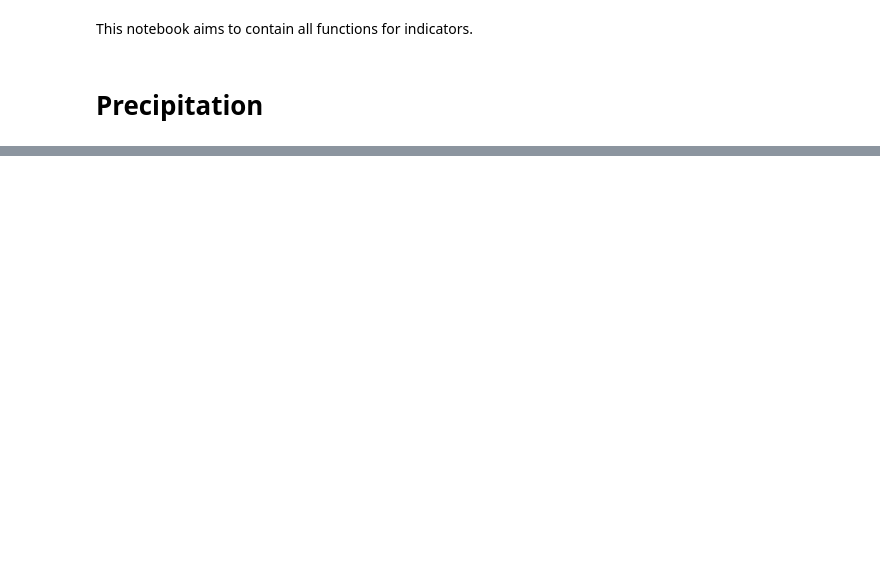
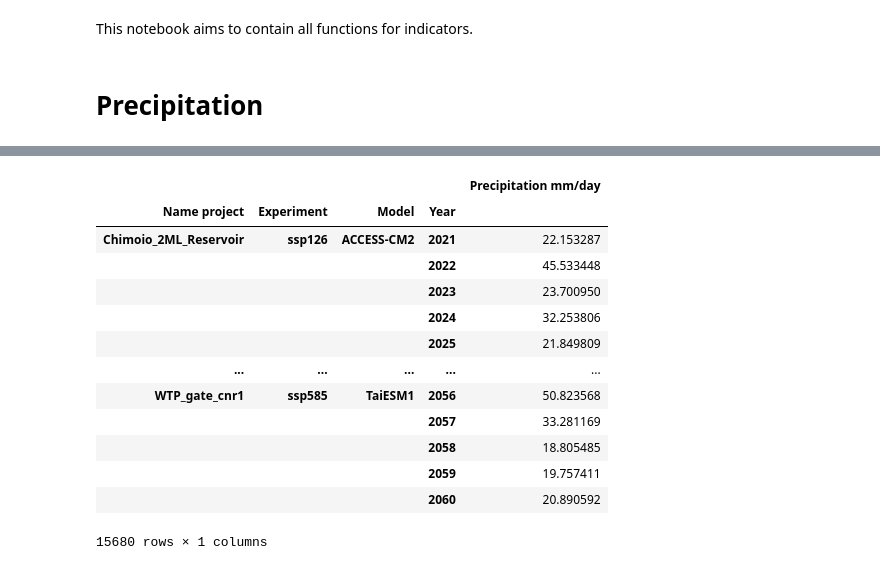
Before and after one commit to RaphaelPB/CRVA_tool, a Jupyter notebook: Functions_Indicators_precipitation.ipynb, the cells around one changed output, grey strips where cells are left out. Saved outputs shown, nothing was run; the diff lists cells and outputs as text; code cells hidden in the pictures; blank space fills up the shorter version.

```diff
--- a/Functions_Indicators_precipitation.ipynb
+++ b/Functions_Indicators_precipitation.ipynb
@@ -26,2 +50,23 @@ precipitation_2021_2060_copy = precipitation_2021_2060.copy(deep=True)
 # %%
-df_year=precipitation_2021_2060_copy.reset_index()
+# treatment of dataframe to make useable
+df_years=precipitation_2021_2060_copy.copy(deep=True)
+#df_year = df_year1.loc[('PT_Revubue_2_Rev_2_01')]
+df_years.columns = df_years.columns.droplevel(0) # drop first level of column name
+df_years['33.625'] = df_years['33.625'].fillna(0)
+df_years['39.875'] = df_years['39.875'].fillna(0)
+df_years['36.875'] = df_years['36.875'].fillna(0)
+df_years['40.375'] = df_years['40.375'].fillna(0)
+df_years['33.625'] = df_years['33.625'] + df_years['39.875'] + df_years['36.875'] + df_years['40.375']
+df_years = df_years[['33.625']]
+df_years=df_years.rename(columns={df_years.columns[0]:'Precipitation mm/day'})
+df_years=df_years.droplevel(level=4) # drop latitude index
+df_years=df_years.reset_index()
+
+Year = df_years[['Date']].values.reshape(len(df_years[['Date']].values),)
+for i in np.arange(0,len(df_years[['Date']].values)):
+    Year[i]=str(Year[i][6:10])
+
+df_years['Year'] = Year
+df_years=df_years.drop(labels='Date',axis=1)
+
+df_years_max = df_years.groupby(['Name project','Experiment','Model','Year']).max() # maximum
@@ -45,2 +73,19 @@ df_year[df_year['Date'].str.contains('2021')]
+# %%
+df_years_max
+# %% [output]
+|  |  |  |  | Precipitation mm/day |
+| Name project | Experiment | Model | Year |  |
+| Chimoio_2ML_Reservoir | ssp126 | ACCESS-CM2 | 2021 | 22.153287 |
+|  |  |  | 2022 | 45.533448 |
+|  |  |  | 2023 | 23.700950 |
+|  |  |  | 2024 | 32.253806 |
+|  |  |  | 2025 | 21.849809 |
+| ... | ... | ... | ... | ... |
+| WTP_gate_cnr1 | ssp585 | TaiESM1 | 2056 | 50.823568 |
+|  |  |  | 2057 | 33.281169 |
+|  |  |  | 2058 | 18.805485 |
+|  |  |  | 2059 | 19.757411 |
+|  |  |  | 2060 | 20.890592 |
+15680 rows × 1 columns
 # %%
 # return period for each project, model, scenario
```
Also changed, not shown: parts of 33 cells of this notebook, 2 other files.
